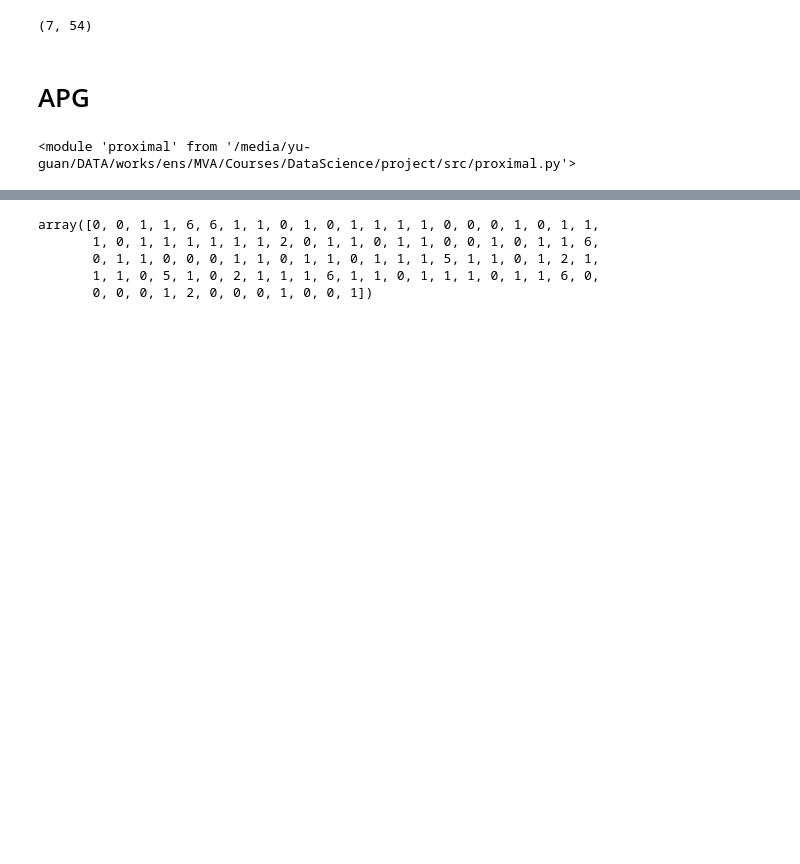
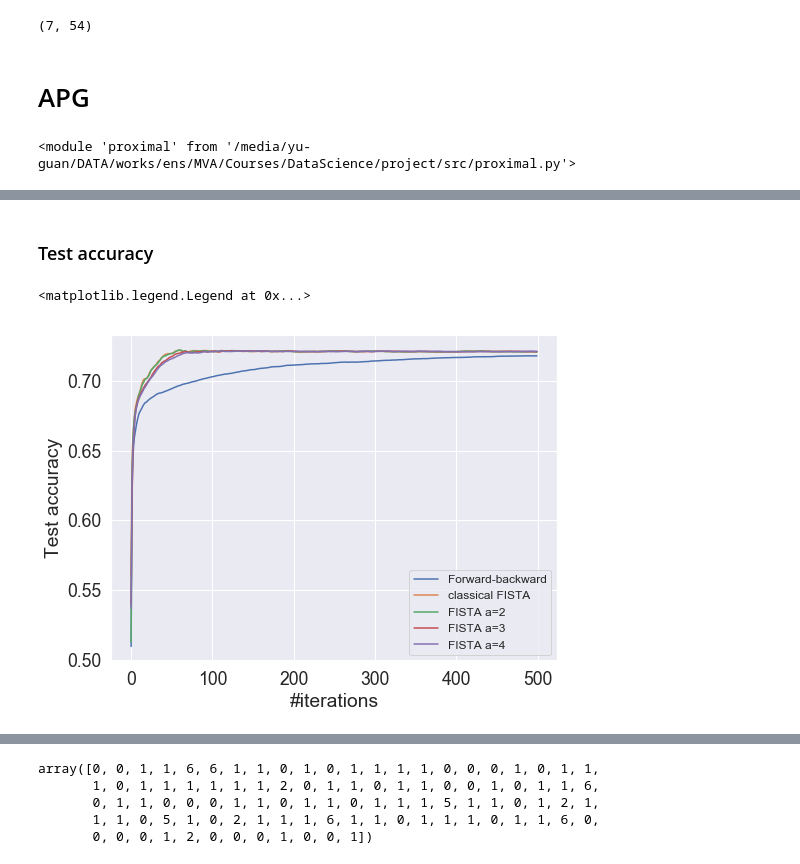
Before and after one commit to cyber-meow/FISTA, a Jupyter notebook: LASSO.ipynb, the cells around one changed output, grey strips where cells are left out. Cells and saved outputs as stored; diff of their text form; code cells hidden in the pictures; blank space fills up the shorter version.

```diff
--- a/LASSO.ipynb
+++ b/LASSO.ipynb
@@ -185,0 +415,12 @@ plt.plot(clf_lasso_fista.test_accuracies)
+# %% [markdown]
+### Test accuracy
+# %%
+plt.figure(figsize=(8, 6))
+for clf, name in zip(clfs, names):
+    plt.plot(clf.test_accuracies, label=name)
+plt.xlabel('#iterations')
+plt.ylabel('Test accuracy')
+plt.legend(prop={'size': 12})
+# %% [output]
+<matplotlib.legend.Legend at 0x...>
+[figure, added]
```
Also changed, not shown: parts of 42 cells of this notebook, 25 other files.
